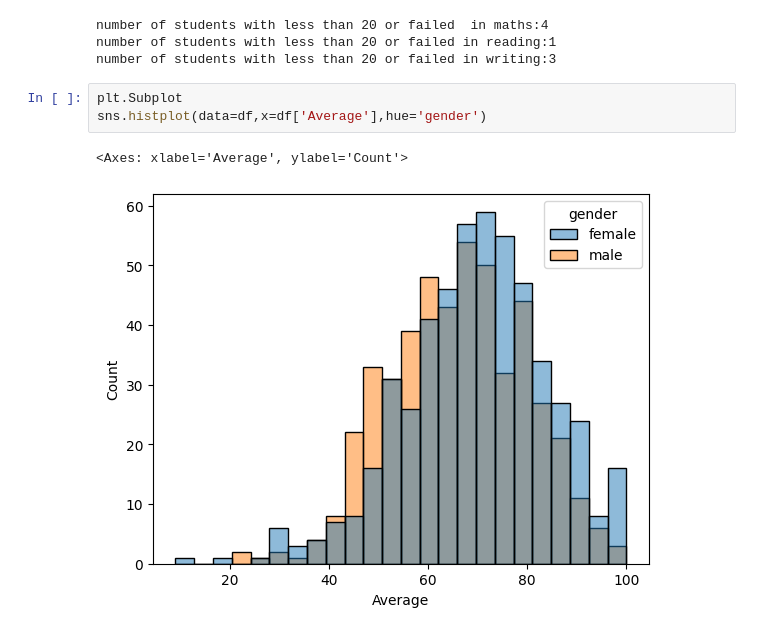
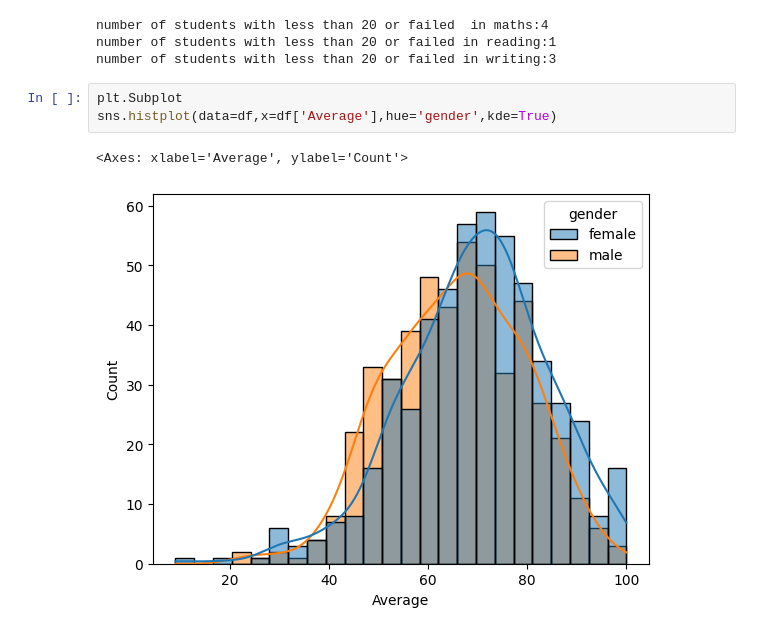
Before and after one commit to realranjan/END-TO-END-PROJECT, a Jupyter notebook: notebook/EDA.ipynb, the cells around one changed output. Drawn from its saved outputs; the diff is of its cells as text.

```diff
--- a/notebook/EDA.ipynb
+++ b/notebook/EDA.ipynb
@@ -162,7 +162,7 @@ number of students with less than 20 or failed in reading:1
 number of students with less than 20 or failed in writing:3
 # %%
 plt.Subplot
-sns.histplot(data=df,x=df['Average'],hue='gender')
+sns.histplot(data=df,x=df['Average'],hue='gender',kde=True)
 # %% [output]
 <Axes: xlabel='Average', ylabel='Count'>
-[figure, old version]
+[figure, new version]
```
Also changed, not shown: parts of 6 cells of this notebook, 6 other files.
